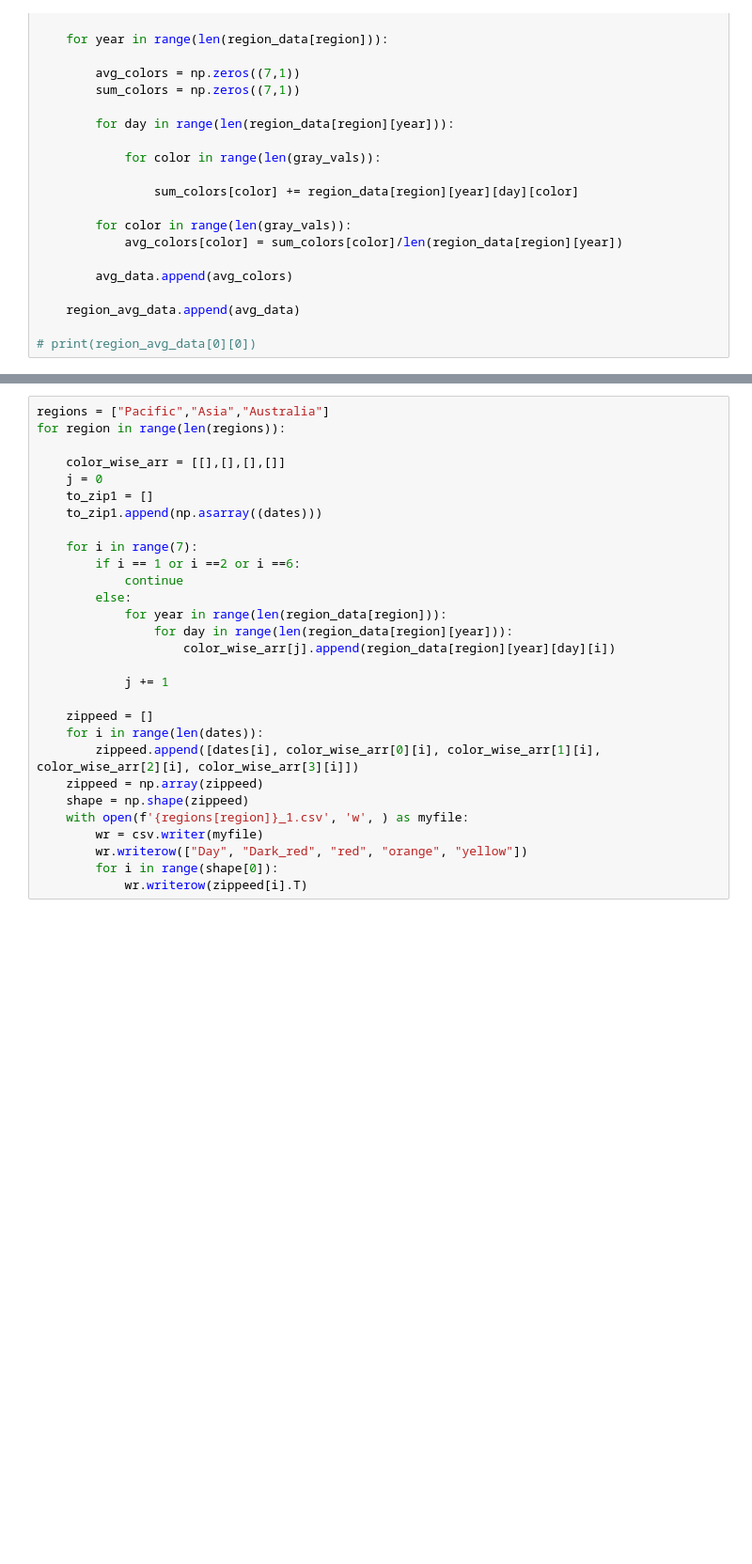
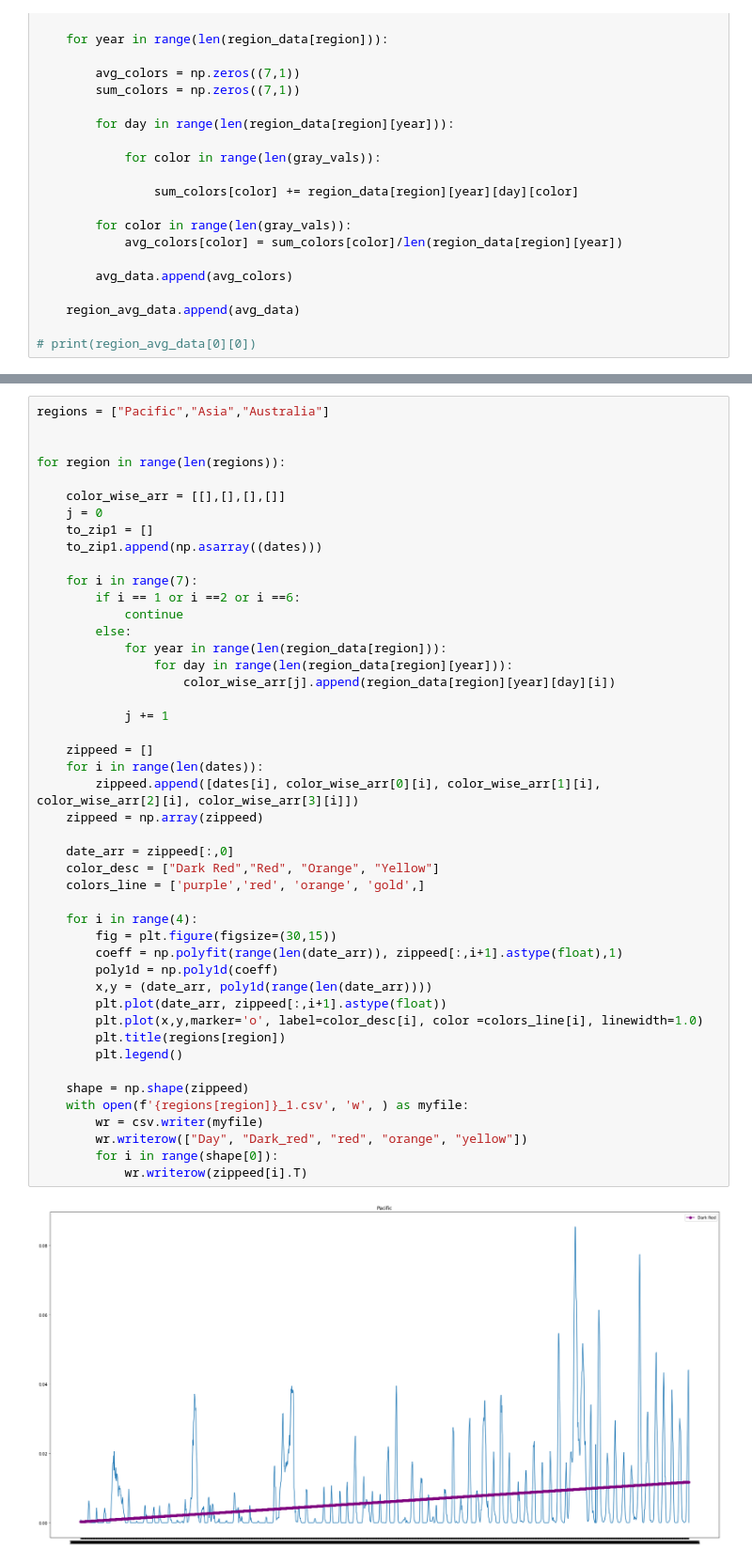
Before and after one commit to AkshitGureja/Coral-Reefs, a Jupyter notebook: CoralReefs.ipynb, the cells around one changed output, grey strips where cells are left out. Shown at 94% size. Cells and saved outputs as stored; diff of their text form; blank space fills up the shorter version.

```diff
--- a/CoralReefs.ipynb
+++ b/CoralReefs.ipynb
@@ -223,29 +223,48 @@ for region in range(len(region_avg_data)):
 # %%
 regions = ["Pacific","Asia","Australia"]
+
+
 for region in range(len(regions)):
 
     color_wise_arr = [[],[],[],[]]
     j = 0
     to_zip1 = []
     to_zip1.append(np.asarray((dates)))
 
     for i in range(7):
         if i == 1 or i ==2 or i ==6:
             continue
         else:
             for year in range(len(region_data[region])):
                 for day in range(len(region_data[region][year])):
                     color_wise_arr[j].append(region_data[region][year][day][i])
 
             j += 1
 
     zippeed = []
     for i in range(len(dates)):
         zippeed.append([dates[i], color_wise_arr[0][i], color_wise_arr[1][i], color_wise_arr[2][i], color_wise_arr[3][i]])
     zippeed = np.array(zippeed)
+
+    date_arr = zippeed[:,0]
+    color_desc = ["Dark Red","Red", "Orange", "Yellow"]
+    colors_line = ['purple','red', 'orange', 'gold',]
+
+    for i in range(4):
+        fig = plt.figure(figsize=(30,15))
+        coeff = np.polyfit(range(len(date_arr)), zippeed[:,i+1].astype(float),1)
+        poly1d = np.poly1d(coeff)
+        x,y = (date_arr, poly1d(range(len(date_arr))))
+        plt.plot(date_arr, zippeed[:,i+1].astype(float))
+        plt.plot(x,y,marker='o', label=color_desc[i], color =colors_line[i], linewidth=1.0)
+        plt.title(regions[region])
+        plt.legend()
+
     shape = np.shape(zippeed)
     with open(f'{regions[region]}_1.csv', 'w', ) as myfile:
         wr = csv.writer(myfile)
         wr.writerow(["Day", "Dark_red", "red", "orange", "yellow"])
         for i in range(shape[0]):
             wr.writerow(zippeed[i].T)
+# %% [output]
+[figure, added]
```
Also changed, not shown: parts of 4 cells of this notebook.
